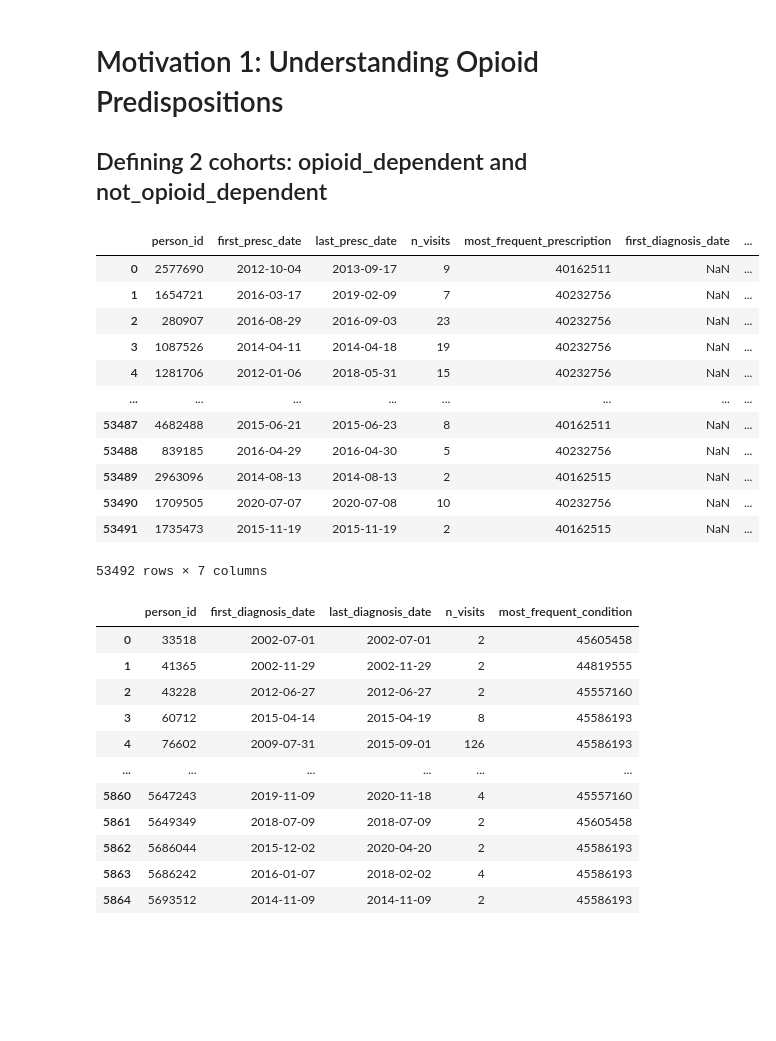
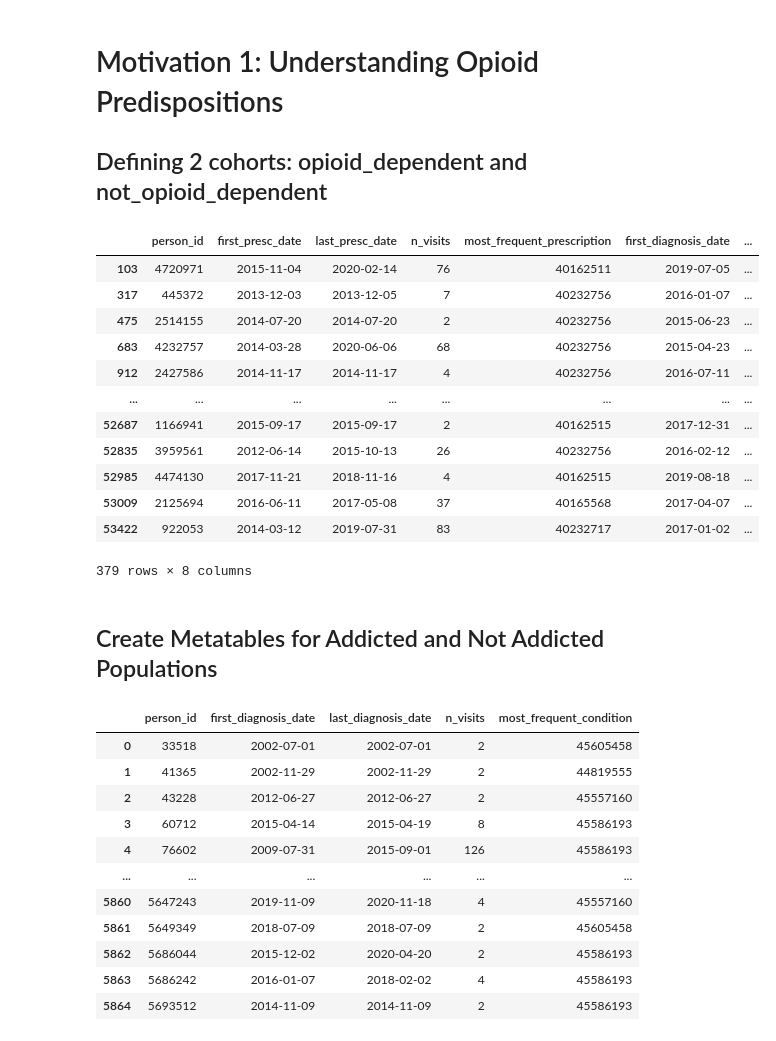
Before and after one commit to sanjayontheweb/SergioRotation, a Jupyter notebook: AddictionEHRQuery.ipynb, the cells around one changed output. Cells and saved outputs as stored; diff of their text form; code cells hidden in the pictures; blank space fills up the shorter version.

Commit message:
Added additional filters on not_opioid_dependent

```diff
--- a/AddictionEHRQuery.ipynb
+++ b/AddictionEHRQuery.ipynb
@@ -227,27 +227,18 @@ WHERE
 """
 opioid_dep_population = get_data(sql_conn, opioid_dep_pop_query)
 # %%
-# Add a column to opioid_presc_population to say if they are addicted
+# Add a column to opioid_presc_population to say if they are addicted, then split into 2 tables
 
 #TODO: Should I use first or last presc date to add 6 months to before seeing if a diagnosis appears? Using first rn.
 
-merged_opioid = pd.merge(opioid_presc_population, opioid_dep_population[['person_id', 'first_diagnosis_date']],
+merged_opioid = pd.merge(opioid_presc_population, opioid_dep_population[['person_id', 'first_diagnosis_date', 'most_frequent_condition']],
                      on='person_id', how='left')
 
 merged_opioid['dependent'] = (merged_opioid['first_diagnosis_date'] >= merged_opioid['first_presc_date'] + relativedelta(months=6))
 
-merged_opioid
+merged_opioid['most_frequent_condition'] = merged_opioid['most_frequent_condition'].fillna(0).astype('int64')
+op_addicted = merged_opioid[merged_opioid['dependent']]
+
+#Filters for people who had opioid dependence diagnosed before or up to 6 months after their first prescription
+not_op_addicted = merged_opioid[merged_opioid['dependent'] == False]
+not_op_addicted = not_op_addicted[not_op_addicted['first_diagnosis_date'].isna()]
-# %% [output]
-|  | person_id | first_presc_date | last_presc_date | n_visits | most_frequent_prescription | first_diagnosis_date | ... |
-| 0 | 2577690 | 2012-10-04 | 2013-09-17 | 9 | 40162511 | NaN | ... |
-| 1 | 1654721 | 2016-03-17 | 2019-02-09 | 7 | 40232756 | NaN | ... |
-| 2 | 280907 | 2016-08-29 | 2016-09-03 | 23 | 40232756 | NaN | ... |
-| 3 | 1087526 | 2014-04-11 | 2014-04-18 | 19 | 40232756 | NaN | ... |
-| 4 | 1281706 | 2012-01-06 | 2018-05-31 | 15 | 40232756 | NaN | ... |
-| ... | ... | ... | ... | ... | ... | ... | ... |
-| 53487 | 4682488 | 2015-06-21 | 2015-06-23 | 8 | 40162511 | NaN | ... |
-| 53488 | 839185 | 2016-04-29 | 2016-04-30 | 5 | 40232756 | NaN | ... |
-| 53489 | 2963096 | 2014-08-13 | 2014-08-13 | 2 | 40162515 | NaN | ... |
-| 53490 | 1709505 | 2020-07-07 | 2020-07-08 | 10 | 40232756 | NaN | ... |
-| 53491 | 1735473 | 2015-11-19 | 2015-11-19 | 2 | 40162515 | NaN | ... |
-53492 rows × 7 columns
@@ -257,2 +245,55 @@ not_op_addicted = merged_opioid[merged_opioid['dependent'] == False]
 # %%
-#Create Huge Composite Table for each cohort
+#Perform filters on not_opioid_dependent population: ensure they have a visit after 6 months, and then propensity score match for age and sex (maybe condition they got prescribed for as well?)
+
+#Create Table with Filtered Opioid patient IDs
+not_op_addicted_ids = not_op_addicted.person_id.to_list()
+not_op_addicted_ids = '), ('.join([str(subject_ids) for subject_ids in not_op_addicted_ids])
+not_op_addicted_ids = '(' + not_op_addicted_ids + ')'
+not_op_addicted_ids = not_op_addicted_ids.split(', ')
+
+query = f"""
+DROP TABLE IF EXISTS #not_op_patient_ids;
+CREATE TABLE #not_op_patient_ids (cond_id INT);
+"""
+
+for subject_id in not_op_addicted_ids:
+    query += f"""
+INSERT INTO #not_op_patient_ids (cond_id)
+VALUES {subject_id};
+"""
+run_query(sql_conn, query)
+
+#choose visit ocurrences that match the ids of not_op_addicted population
+visits_not_op_query = """
+    SELECT DISTINCT [visit_start_date],
+	[person_id]
+  FROM [OMOP_DEID].[dbo].[visit_occurrence]
+  WHERE [person_id] IN (
+    SELECT cond_id FROM #not_op_patient_ids
+  )
+"""
+visits_not_op = get_data(sql_conn, visits_not_op_query)
+
+
+#Only keep the records that have a visit ocurrence >= 6 months from the first prescription
+merged_not_op = not_op_addicted.merge(visits_not_op, on = 'person_id', how = 'left')
+filtered_merged_not_op = merged_not_op[merged_not_op['visit_start_date'] >= merged_not_op['first_presc_date'] + relativedelta(months=6)]['person_id'].unique()
+not_op_addicted = not_op_addicted[not_op_addicted['person_id'].isin(filtered_merged_not_op)]
+# %%
+not_op_addicted
+# %% [output]
+|  | person_id | first_presc_date | last_presc_date | n_visits | most_frequent_prescription | first_diagnosis_date | ... |
+| 103 | 4720971 | 2015-11-04 | 2020-02-14 | 76 | 40162511 | 2019-07-05 | ... |
+| 317 | 445372 | 2013-12-03 | 2013-12-05 | 7 | 40232756 | 2016-01-07 | ... |
+| 475 | 2514155 | 2014-07-20 | 2014-07-20 | 2 | 40232756 | 2015-06-23 | ... |
+| 683 | 4232757 | 2014-03-28 | 2020-06-06 | 68 | 40232756 | 2015-04-23 | ... |
+| 912 | 2427586 | 2014-11-17 | 2014-11-17 | 4 | 40232756 | 2016-07-11 | ... |
+| ... | ... | ... | ... | ... | ... | ... | ... |
+| 52687 | 1166941 | 2015-09-17 | 2015-09-17 | 2 | 40162515 | 2017-12-31 | ... |
+| 52835 | 3959561 | 2012-06-14 | 2015-10-13 | 26 | 40232756 | 2016-02-12 | ... |
+| 52985 | 4474130 | 2017-11-21 | 2018-11-16 | 4 | 40162515 | 2019-08-18 | ... |
+| 53009 | 2125694 | 2016-06-11 | 2017-05-08 | 37 | 40165568 | 2017-04-07 | ... |
+| 53422 | 922053 | 2014-03-12 | 2019-07-31 | 83 | 40232717 | 2017-01-02 | ... |
+379 rows × 8 columns
+# %% [markdown]
+## Create Metatables for Addicted and Not Addicted Populations
```
Also changed, not shown: parts of 2 cells of this notebook.
